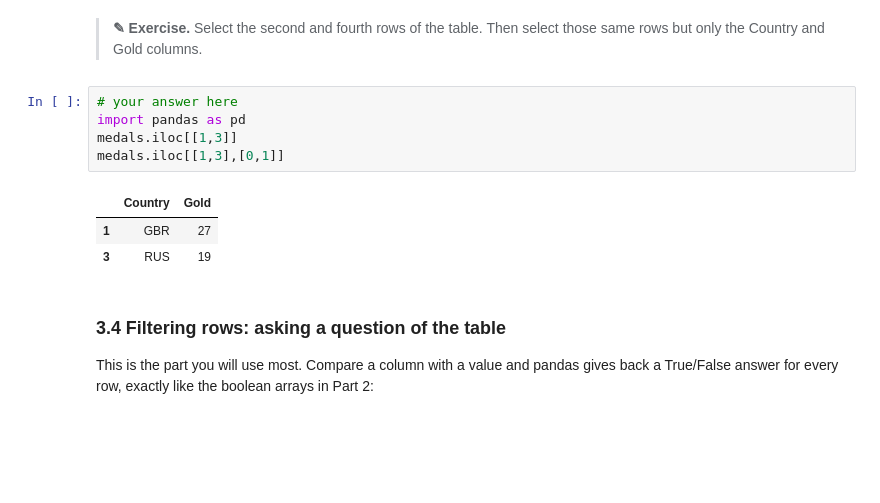
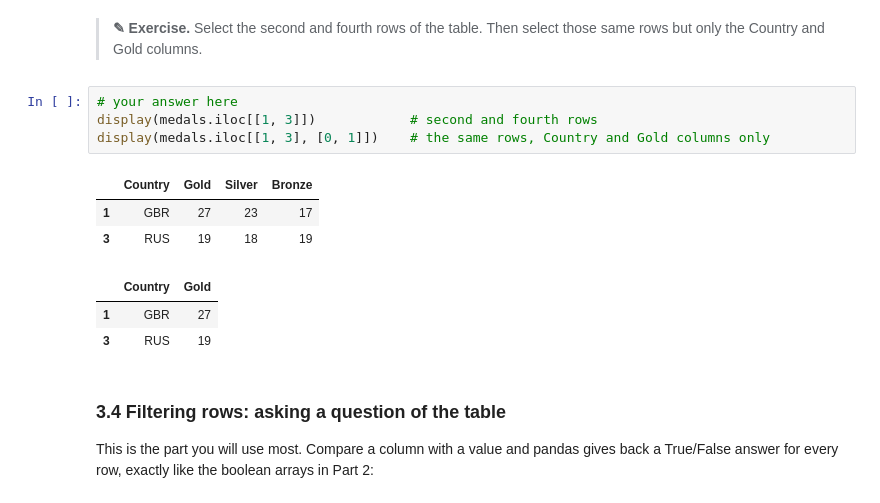
Before and after one commit to Yuzhanbo-98/IJC437-python-practice, a Jupyter notebook: IntroPython_part3.ipynb, the cells around one changed output. Drawn from its saved outputs; the diff is of its cells as text; blank space fills up the shorter version.

```diff
--- a/IntroPython_part3.ipynb
+++ b/IntroPython_part3.ipynb
@@ -309,13 +310,15 @@ medals.iloc[[0, 2]]
 > **&#9998; Exercise.** Select the second and fourth rows of the table. Then select those same rows but only the Country and Gold columns.
 # %%
 # your answer here
-import pandas as pd
-medals.iloc[[1,3]]
-medals.iloc[[1,3],[0,1]]
+display(medals.iloc[[1, 3]])            # second and fourth rows
+display(medals.iloc[[1, 3], [0, 1]])    # the same rows, Country and Gold columns only
 # %% [output]
-|  | Country | Gold |
-| 1 | GBR | 27 |
-| 3 | RUS | 19 |
+|  | Country | Gold | Silver | Bronze |
+| 1 | GBR | 27 | 23 | 17 |
+| 3 | RUS | 19 | 18 | 19 |
+|  | Country | Gold |
+| 1 | GBR | 27 |
+| 3 | RUS | 19 |
 # %% [markdown]
 ### 3.4 Filtering rows: asking a question of the table
 
```
Also changed, not shown: parts of 20 cells of this notebook.
